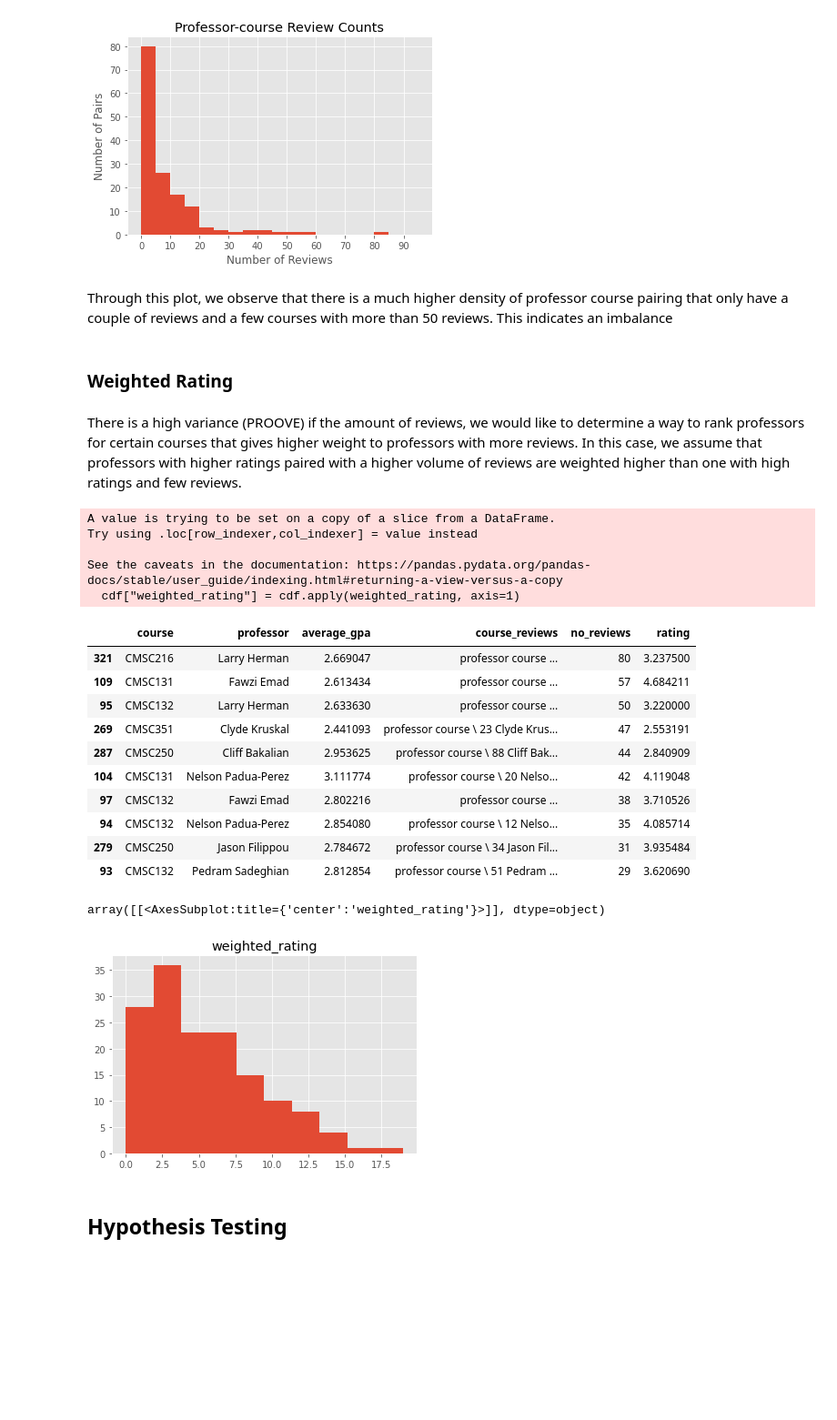
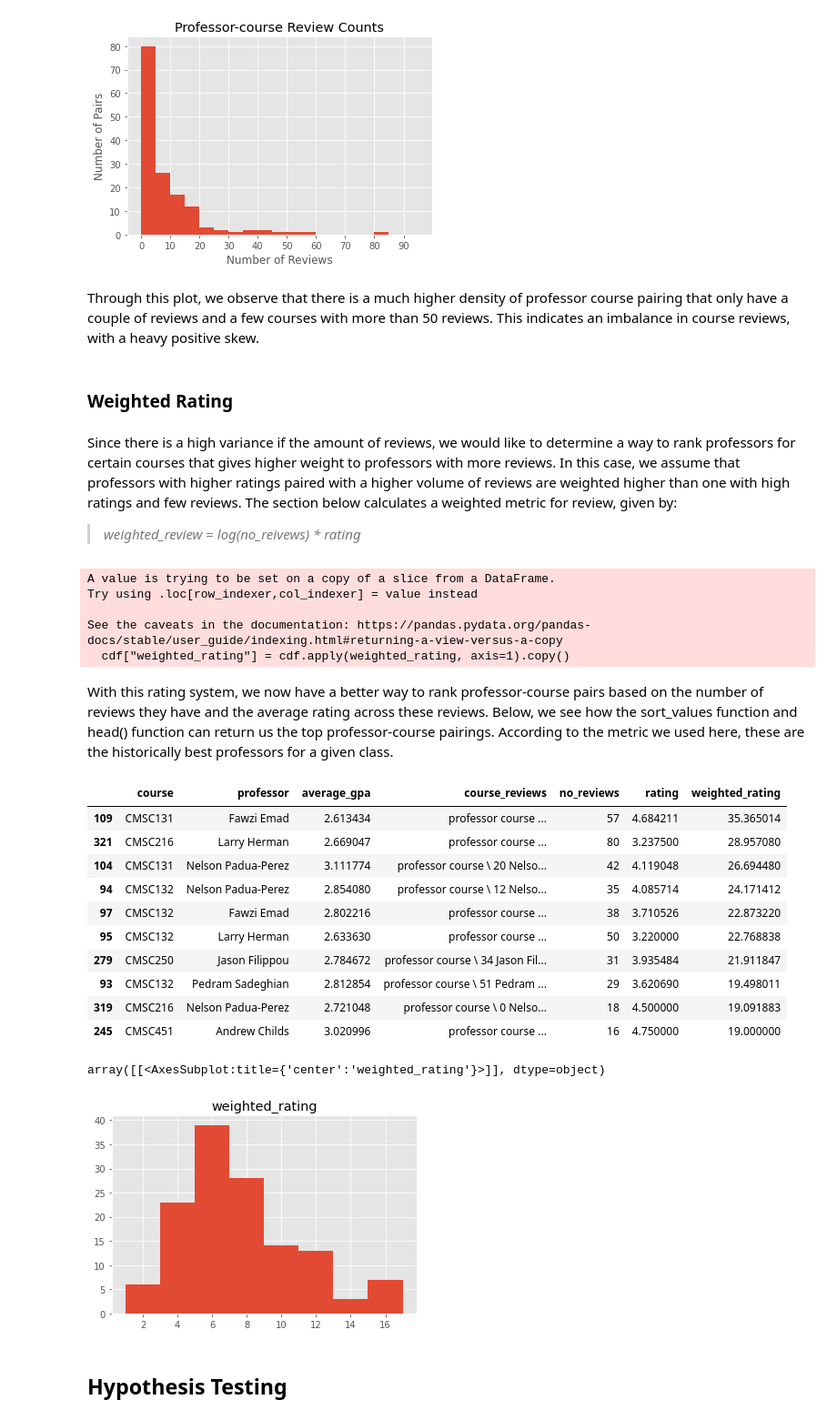
Before and after one commit to adamy03/course_analysis, a Jupyter notebook: course_analysis.ipynb, the cells around one changed output. Shown: that part at 91% size. Cells and saved outputs as stored; diff of their text form; code cells hidden in the pictures; blank space fills up the shorter version.

```diff
--- a/course_analysis.ipynb
+++ b/course_analysis.ipynb
@@ -358,40 +358,43 @@ plt.ylabel("Number of Pairs")
 Text(0, 0.5, 'Number of Pairs')
 [figure]
 # %% [markdown]
-Through this plot, we observe that there is a much higher density of professor course pairing that only have a couple of reviews and a few courses with more than 50 reviews. This indicates an imbalance
+Through this plot, we observe that there is a much higher density of professor course pairing that only have a couple of reviews and a few courses with more than 50 reviews. This indicates an imbalance in course reviews, with a heavy positive skew.
 # %% [markdown]
 ### **Weighted Rating**
 # %% [markdown]
-There is a high variance (PROOVE) if the amount of reviews, we would like to determine a way to rank professors for certain courses that gives higher weight to professors with more reviews. In this case, we assume that professors with higher ratings paired with a higher volume of reviews are weighted higher than one with high ratings and few reviews.
+Since there is a high variance if the amount of reviews, we would like to determine a way to rank professors for certain courses that gives higher weight to professors with more reviews. In this case, we assume that professors with higher ratings paired with a higher volume of reviews are weighted higher than one with high ratings and few reviews. The section below calculates a weighted metric for review, given by:
+> *weighted_review* = *log(no_reivews) * rating*
 # %%
 def weighted_rating(row):
     return np.log(row["no_reviews"]) * row["rating"]
 
-cdf["weighted_rating"] = cdf.apply(weighted_rating, axis=1)
+cdf["weighted_rating"] = cdf.apply(weighted_rating, axis=1).copy()
 # %% [output]
 A value is trying to be set on a copy of a slice from a DataFrame.
 Try using .loc[row_indexer,col_indexer] = value instead
 
 See the caveats in the documentation: https://pandas.pydata.org/pandas-docs/stable/user_guide/indexing.html#returning-a-view-versus-a-copy
-  cdf["weighted_rating"] = cdf.apply(weighted_rating, axis=1)
+  cdf["weighted_rating"] = cdf.apply(weighted_rating, axis=1).copy()
+# %% [markdown]
+With this rating system, we now have a better way to rank professor-course pairs based on the number of reviews they have and the average rating across these reviews. Below, we see how the sort_values function and head() function can return us the top professor-course pairings. According to the metric we used here, these are the historically best professors for a given class.
 # %%
-cdf.sort_values("no_reviews", ascending=False).head(10)
+cdf.sort_values("weighted_rating", ascending=False).head(10)
 # %% [output]
-|  | course | professor | average_gpa | course_reviews | no_reviews | rating |
-| 321 | CMSC216 | Larry Herman | 2.669047 | professor course ... | 80 | 3.237500 |
-| 109 | CMSC131 | Fawzi Emad | 2.613434 | professor course ... | 57 | 4.684211 |
-| 95 | CMSC132 | Larry Herman | 2.633630 | professor course ... | 50 | 3.220000 |
-| 269 | CMSC351 | Clyde Kruskal | 2.441093 | professor course \ 23 Clyde Krus... | 47 | 2.553191 |
-| 287 | CMSC250 | Cliff Bakalian | 2.953625 | professor course \ 88 Cliff Bak... | 44 | 2.840909 |
-| 104 | CMSC131 | Nelson Padua-Perez | 3.111774 | professor course \ 20 Nelso... | 42 | 4.119048 |
-| 97 | CMSC132 | Fawzi Emad | 2.802216 | professor course ... | 38 | 3.710526 |
-| 94 | CMSC132 | Nelson Padua-Perez | 2.854080 | professor course \ 12 Nelso... | 35 | 4.085714 |
-| 279 | CMSC250 | Jason Filippou | 2.784672 | professor course \ 34 Jason Fil... | 31 | 3.935484 |
-| 93 | CMSC132 | Pedram Sadeghian | 2.812854 | professor course \ 51 Pedram ... | 29 | 3.620690 |
+|  | course | professor | average_gpa | course_reviews | no_reviews | rating | weighted_rating |
+| 109 | CMSC131 | Fawzi Emad | 2.613434 | professor course ... | 57 | 4.684211 | 35.365014 |
+| 321 | CMSC216 | Larry Herman | 2.669047 | professor course ... | 80 | 3.237500 | 28.957080 |
+| 104 | CMSC131 | Nelson Padua-Perez | 3.111774 | professor course \ 20 Nelso... | 42 | 4.119048 | 26.694480 |
+| 94 | CMSC132 | Nelson Padua-Perez | 2.854080 | professor course \ 12 Nelso... | 35 | 4.085714 | 24.171412 |
+| 97 | CMSC132 | Fawzi Emad | 2.802216 | professor course ... | 38 | 3.710526 | 22.873220 |
+| 95 | CMSC132 | Larry Herman | 2.633630 | professor course ... | 50 | 3.220000 | 22.768838 |
+| 279 | CMSC250 | Jason Filippou | 2.784672 | professor course \ 34 Jason Fil... | 31 | 3.935484 | 21.911847 |
+| 93 | CMSC132 | Pedram Sadeghian | 2.812854 | professor course \ 51 Pedram ... | 29 | 3.620690 | 19.498011 |
+| 319 | CMSC216 | Nelson Padua-Perez | 2.721048 | professor course \ 0 Nelso... | 18 | 4.500000 | 19.091883 |
+| 245 | CMSC451 | Andrew Childs | 3.020996 | professor course ... | 16 | 4.750000 | 19.000000 |
 # %%
-cdf.hist("weighted_rating", bins=10)
+cdf.hist("weighted_rating", bins=range(1, 18, 2))
 # %% [output]
 array([[<AxesSubplot:title={'center':'weighted_rating'}>]], dtype=object)
-[figure, old version]
+[figure, new version]
 # %% [markdown]
 ## **Hypothesis Testing**
```
Also changed, not shown: parts of 5 cells of this notebook.
